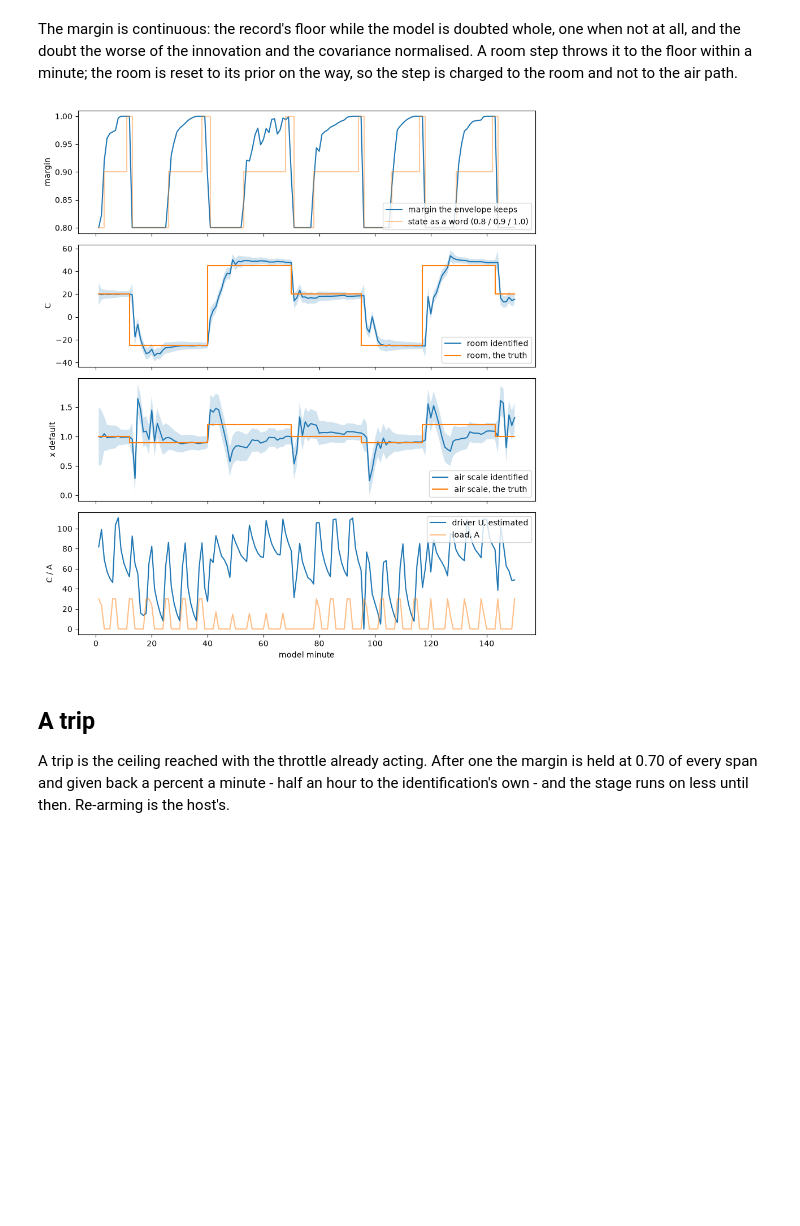
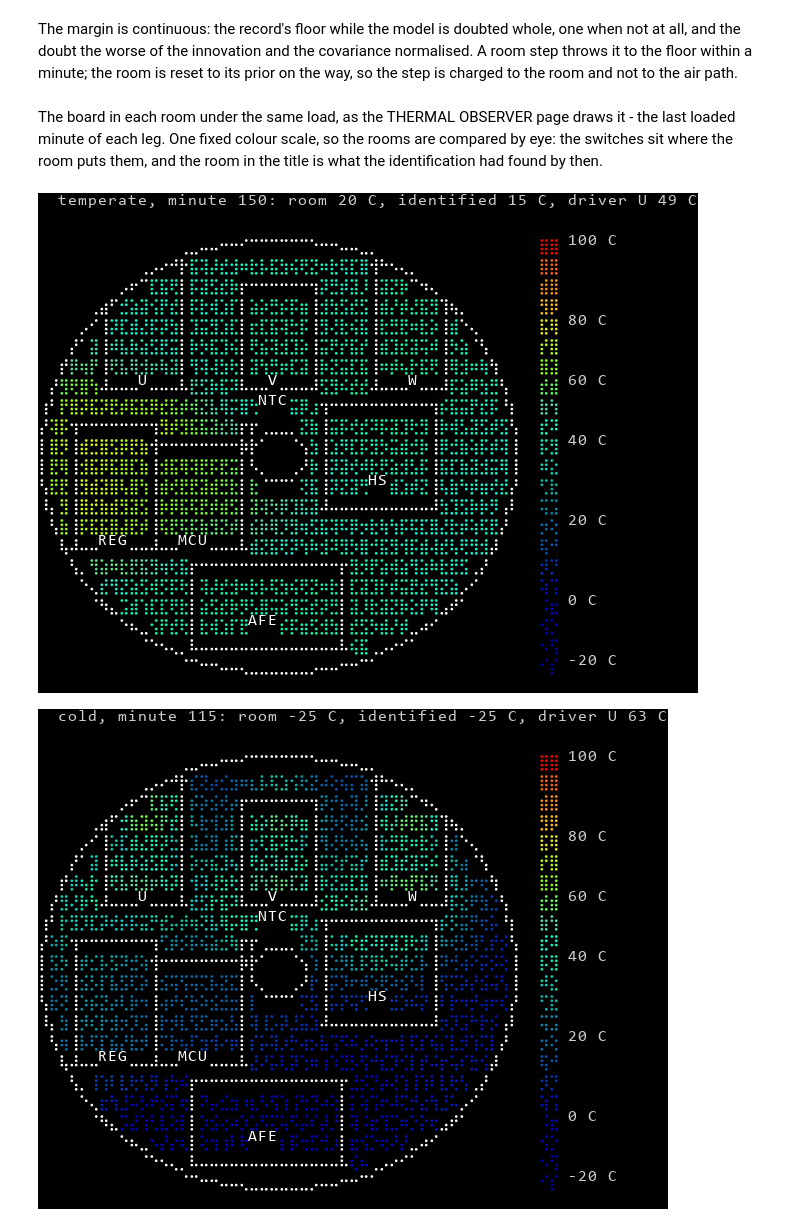
Before and after one commit to rogerisaksson/coaxial_63100, a Jupyter notebook: notebook_examples/thermal_identification.ipynb, the cells around one changed output. Drawn from its saved outputs; the diff is of its cells as text; code cells hidden in the pictures; blank space fills up the shorter version.

```diff
--- a/notebook_examples/thermal_identification.ipynb
+++ b/notebook_examples/thermal_identification.ipynb
@@ -19,10 +19,13 @@ rooms on the tour: temperate 20 C, cold -25 C, toasty 45 C
 A walk of 150 model minutes, a row a minute. `fast_forward` drives the model's own clock, so the readers stop advancing on the wall clock and the walk reads the same wherever it runs.
 # %%
 rows = []
+faces = {}
 last = board.truth()['situation']
 for minute in range(1, 151):
     board.fast_forward(60.0, live=True)
     st, got, truth = board.state(), board.identification(), board.truth()
+    if truth['load_a']:
+        faces[truth['situation']] = (minute, got['ambient'], dict(st['nodes']))   # the last loaded minute of each leg
     rows.append({'minute': minute, 'situation': truth['situation'],
                  'state': got['state'], 'margin': got['margin'],
                  'room': got['ambient'], 'room_sigma': got['ambient_sigma'],
@@ -47,32 +50,20 @@ minute 143: toasty -> temperate
 14 minutes STABLE of 150; final margin 0.80, room 15.4 C for 20, air 1.32 for 1.00
 # %% [markdown]
 The margin is continuous: the record's floor while the model is doubted whole, one when not at all, and the doubt the worse of the innovation and the covariance normalised. A room step throws it to the floor within a minute; the room is reset to its prior on the way, so the step is charged to the room and not to the air path.
-# %%
-import matplotlib.pyplot as plt
-
-t = [r['minute'] for r in rows]
-fig, axes = plt.subplots(4, 1, sharex=True, figsize=(9, 10))
-axes[0].plot(t, [r['margin'] for r in rows], label='margin the envelope keeps')
-axes[0].step(t, [{'UNCERTAIN': 0.8, 'CONVERGING': 0.9, 'STABLE': 1.0}[r['state']] for r in rows],
-             where='post', alpha=0.4, label='state as a word (0.8 / 0.9 / 1.0)')
-axes[0].set_ylabel('margin'); axes[0].legend(loc='lower right')
-axes[1].plot(t, [r['room'] for r in rows], label='room identified')
-axes[1].fill_between(t, [r['room'] - r['room_sigma'] for r in rows],
-                     [r['room'] + r['room_sigma'] for r in rows], alpha=0.2)
-axes[1].step(t, [r['room_truth'] for r in rows], where='post', label='room, the truth')
-axes[1].set_ylabel('C'); axes[1].legend(loc='lower right')
-axes[2].plot(t, [r['air'] for r in rows], label='air scale identified')
-axes[2].fill_between(t, [r['air'] - r['air_sigma'] for r in rows],
-                     [r['air'] + r['air_sigma'] for r in rows], alpha=0.2)
-axes[2].step(t, [r['air_truth'] for r in rows], where='post', label='air scale, the truth')
-axes[2].set_ylabel('x default'); axes[2].legend(loc='lower right')
-axes[3].plot(t, [r['driver_u'] for r in rows], label='driver U, estimated')
-axes[3].plot(t, [r['load_a'] for r in rows], alpha=0.5, label='load, A')
-axes[3].set_ylabel('C / A'); axes[3].set_xlabel('model minute'); axes[3].legend(loc='upper right')
-plt.tight_layout(); plt.show()
-# %% [output]
-[figure, removed]
-# %% [markdown]
-## A trip
-
-A trip is the ceiling reached with the throttle already acting. After one the margin is held at 0.70 of every span and given back a percent a minute - half an hour to the identification's own - and the stage runs on less until then. Re-arming is the host's.
+# %% [markdown]
+The board in each room under the same load, as the THERMAL OBSERVER page draws it - the last loaded minute of each leg. One fixed colour scale, so the rooms are compared by eye: the switches sit where the room puts them, and the room in the title is what the identification had found by then.
+# %%
+from coaxial import ansi, thermalmap
+from coaxial.thermal import NODES
+from IPython.display import display
+
+for room in SimulatedThermal.TOUR:
+    if room not in faces:
+        continue
+    minute, found, nodes = faces[room]
+    display(ansi.image(thermalmap.render({n: nodes[n] for n in NODES}, nodes['board'], cells=48, colour=True,
+                                         title='%s, minute %d: room %.0f C, identified %.0f C, driver U %.0f C'
+                                               % (room, minute, SimulatedThermal.SITUATIONS[room]['ambient'], found, nodes['driver_u']))))
+# %% [output]
+[figure, added]
+[figure, added]
```
Also changed, not shown: parts of 6 cells of this notebook, 12 other files.
